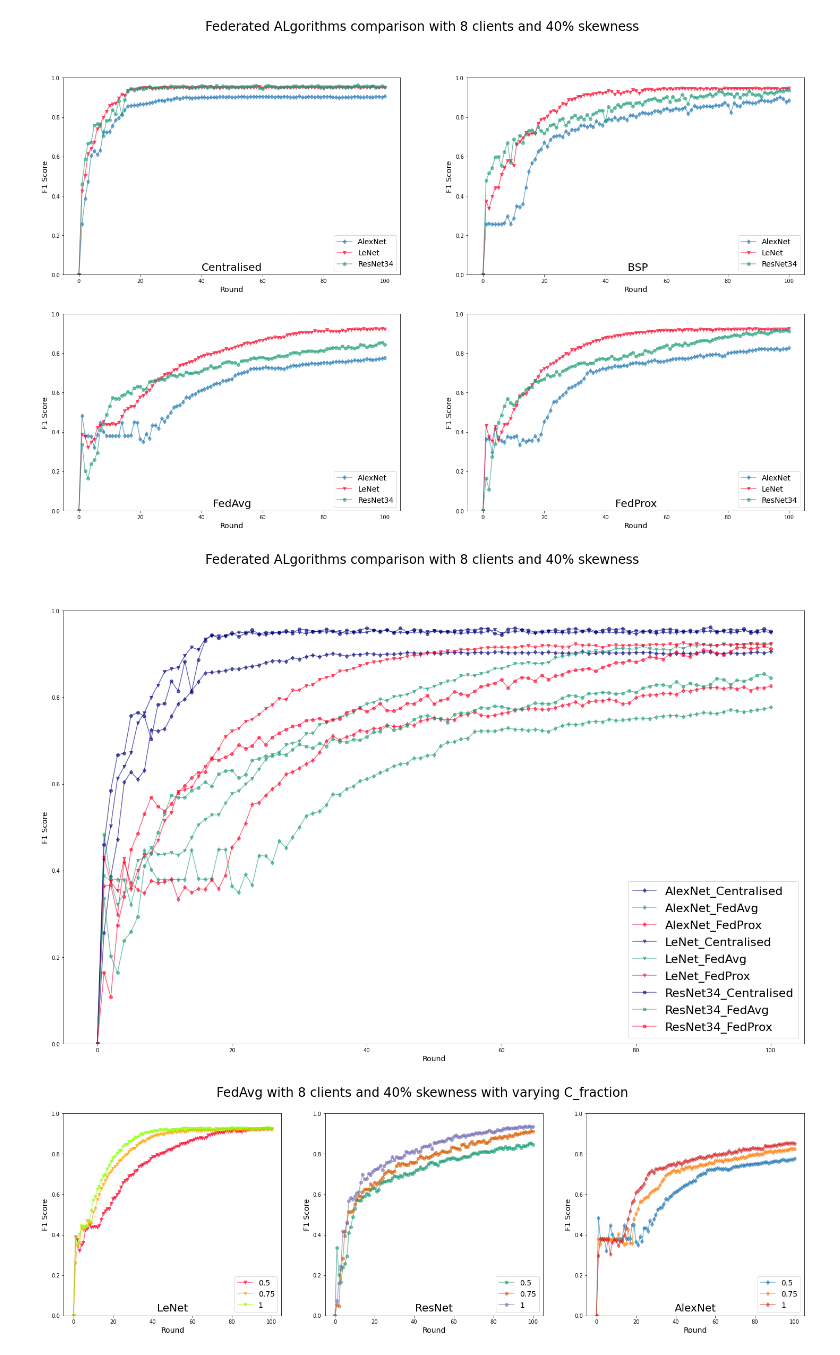
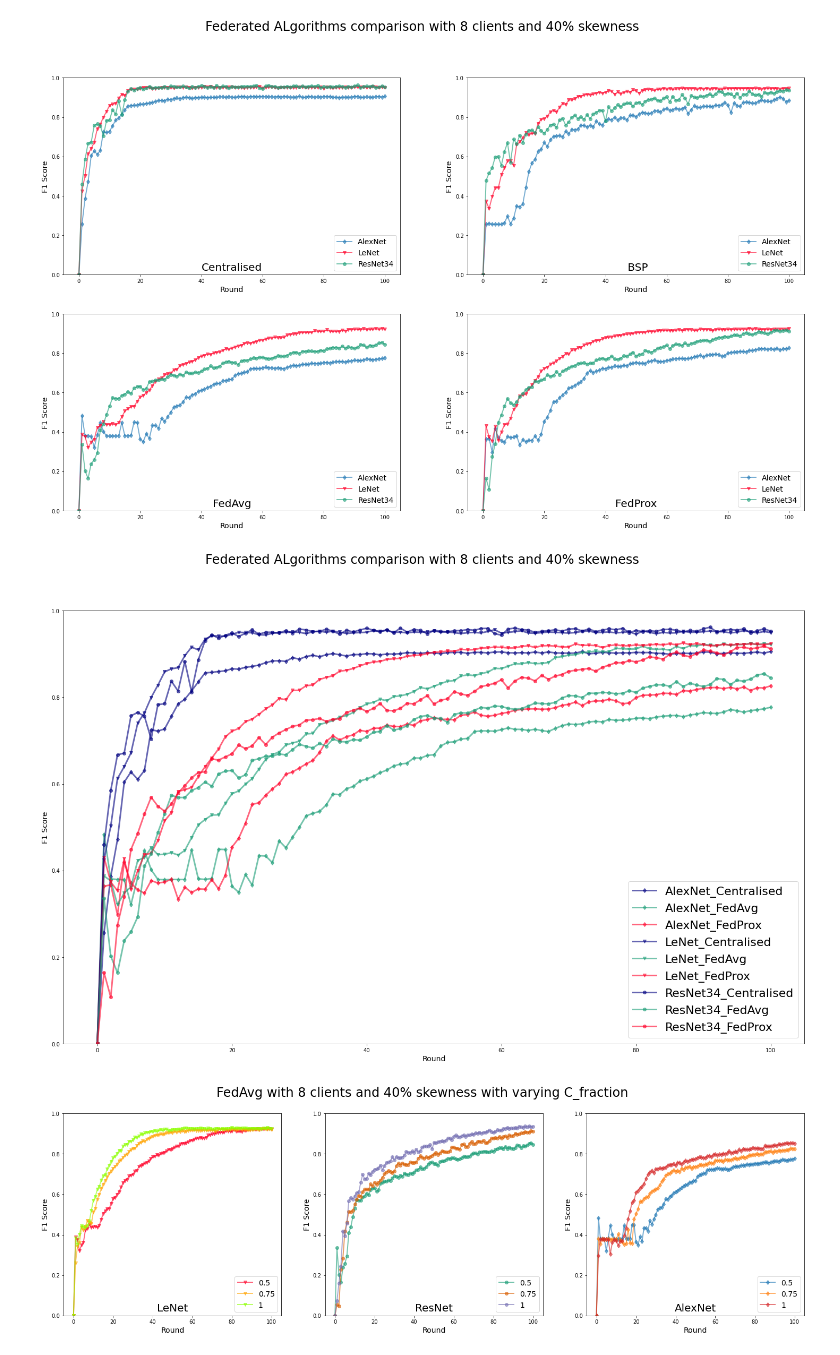
Before and after one commit to anandcu3/Federated-Learning-for-Remote-Sensing, a Jupyter notebook: the new plots notebook.ipynb, the cells around one changed output. Cells and saved outputs as stored; diff of their text form; code cells hidden in the pictures.

```diff
--- a/the new plots notebook.ipynb
+++ b/the new plots notebook.ipynb
@@ -57,7 +57,7 @@ def get_color(key, title):
     else:
         print("went to else for some reason")
 
-def plot_curves(acclist, subplot, title, botlim = 0, toplim = 1, ylabel="Accuracy", color_by_algo=False, legend_size=14):
+def plot_curves(acclist, subplot, title, botlim = 0, toplim = 1, ylabel="Accuracy", color_by_algo=False, legend_size=14, linewidth=2):
     subplot.set_xlabel('Round', fontsize=14)
     subplot.text(.5,.01, title, horizontalalignment='center', verticalalignment='bottom', fontsize=20, transform=subplot.transAxes)
     subplot.set_ylabel(ylabel, fontsize=14)
@@ -70,7 +70,7 @@ def plot_curves(acclist, subplot, title, botlim = 0, toplim = 1, ylabel="Accurac
             colmap = get_color(str(al), title)
         eporange = np.arange(len(list(acclist[al]))+1)
         thelist = np.insert(acclist[al],0,0)
-        subplot.plot(eporange, thelist , modshape, color = colmap ,label=str(al), alpha=0.6)
+        subplot.plot(eporange, thelist , modshape, color = colmap ,label=str(al), alpha=0.6,linewidth=linewidth)
     subplot.legend(loc='lower right',fontsize=legend_size)
 # %%
 def bar_plot_acc(labels, cen, fl1, fl2):
@@ -219,25 +225,25 @@ plot_curves(centralised_results, ax[0][0], 'Centralised', 0, 1, "F1 Score")
 # %%
 fig, ax = plt.subplots(figsize=(25,15))
 fig.suptitle("Federated ALgorithms comparison with 8 clients and 40% skewness", fontsize=24)
 results ={
     #"AlexNetBSP" : np.genfromtxt('cfrac_results/BSP_CNN_alexnet_clients_8_skew_40_smallskew_True_epochs_100_cepochs_5_cfrac_0.75_bs_4_22_02_22_27.csv',delimiter=',')[2,:],
     #"LeNetBSP" : np.genfromtxt('cfrac_results/BSP_CNN_lenet_clients_8_skew_40_smallskew_True_epochs_100_cepochs_5_cfrac_0.75_bs_4_22_02_15_49.csv',delimiter=',')[2,:],
     #         "ResNet34BSP" : np.genfromtxt('cfrac_results/BSP_CNN_resnet34_clients_8_skew_40_smallskew_True_epochs_100_cepochs_5_cfrac_0.75_bs_4_22_02_18_45.csv',delimiter=',')[2,:],
     "AlexNet_Centralised": np.genfromtxt('centralised_runs/Centralised_CNN_alexnet_bs_4_epochs_100_01_03_17_42.csv',delimiter=',')[2,:],
     "AlexNet_FedAvg": np.genfromtxt('cfrac_results/FedAvg_CNN_alexnet_clients_8_skew_40_smallskew_True_epochs_100_cepochs_5_cfrac_0.5_bs_4_23_02_07_50.csv',delimiter=',')[2,:],
     "AlexNet_FedProx": np.genfromtxt('FedProx_runs/FedProx_CNN_alexnet_clients_8_skew_40_smallskew_True_epochs_100_cepochs_5_cfrac_0.75_bs_4_24_02_09_18.csv',delimiter=',')[2,:],
     "LeNet_Centralised": np.genfromtxt('centralised_runs/Centralised_CNN_lenet_bs_4_epochs_100_01_03_16_11.csv',delimiter=',')[2,:],
     "LeNet_FedAvg": np.genfromtxt('cfrac_results/FedAvg_CNN_lenet_clients_8_skew_40_smallskew_True_epochs_100_cepochs_5_cfrac_0.5_bs_4_22_02_18_03.csv',delimiter=',')[2,:],
     "LeNet_FedProx": np.genfromtxt('FedProx_runs/FedProx_CNN_lenet_clients_8_skew_40_smallskew_True_epochs_100_cepochs_5_cfrac_0.75_bs_4_24_02_03_39.csv',delimiter=',')[2,:],
     "ResNet34_Centralised": np.genfromtxt('centralised_runs/Centralised_CNN_resnet34_bs_4_epochs_100_01_03_17_06.csv',delimiter=',')[2,:],
     "ResNet34_FedAvg": np.genfromtxt('cfrac_results/FedAvg_CNN_resnet34_clients_8_skew_40_smallskew_True_epochs_100_cepochs_5_cfrac_0.5_bs_4_22_02_23_38.csv',delimiter=',')[2,:],
     "ResNet34_FedProx": np.genfromtxt('FedProx_runs/FedProx_CNN_resnet34_clients_8_skew_40_smallskew_True_epochs_100_cepochs_5_cfrac_0.75_bs_4_24_02_07_17.csv',delimiter=',')[2,:],
     }
 
 restart_colors()
-plot_curves(results, ax, ' ', 0, 1, "F1 Score",True,22)
+plot_curves(results, ax, ' ', 0, 1, "F1 Score",True,22,3)
 # %% [output]
-[figure, old version]
+[figure, new version]
 # %%
 restart_colors()
 
```
Also changed, not shown: parts of 2 cells of this notebook.
